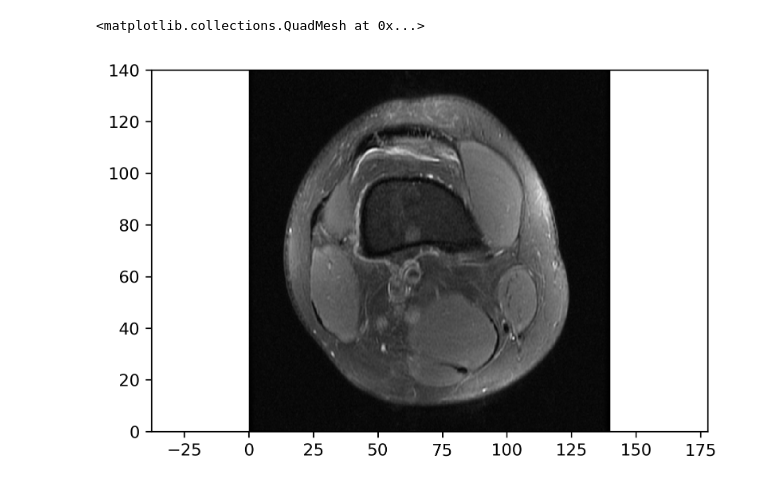
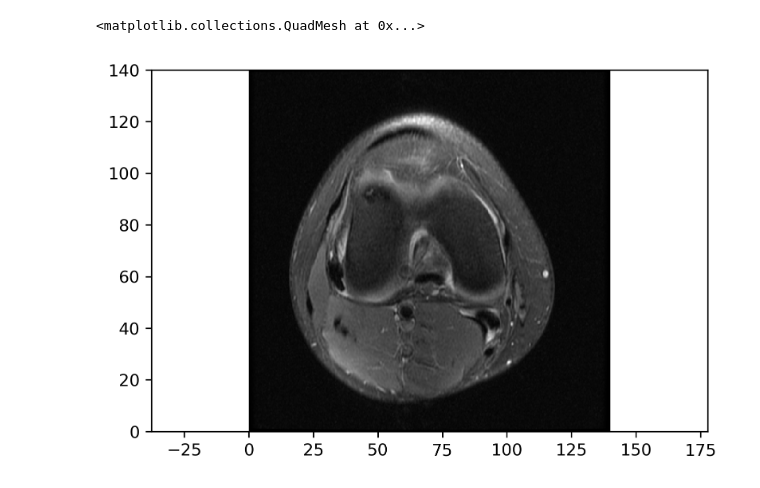
Before and after one commit to choikwun/mri_classification, a Jupyter notebook: SE000001/dicom.ipynb, the cells around one changed output. Saved outputs shown, nothing was run; the diff lists cells and outputs as text; code cells hidden in the pictures.

```diff
--- a/SE000001/dicom.ipynb
+++ b/SE000001/dicom.ipynb
@@ -38,8 +39,8 @@ for filenameDCM in lstFilesDCM:
 # %%
 pyplot.figure(dpi=300)
 pyplot.axes().set_aspect('equal', 'datalim')
 pyplot.set_cmap(pyplot.gray())
-pyplot.pcolormesh(x, y, numpy.flipud(ArrayDicom[:, :, 2]))
+pyplot.pcolormesh(x, y, numpy.flipud(ArrayDicom[:, :, 24]))
 # %% [output]
 <matplotlib.collections.QuadMesh at 0x...>
-[figure, old version]
+[figure, new version]
```
Also changed, not shown: parts of 7 cells of this notebook.
